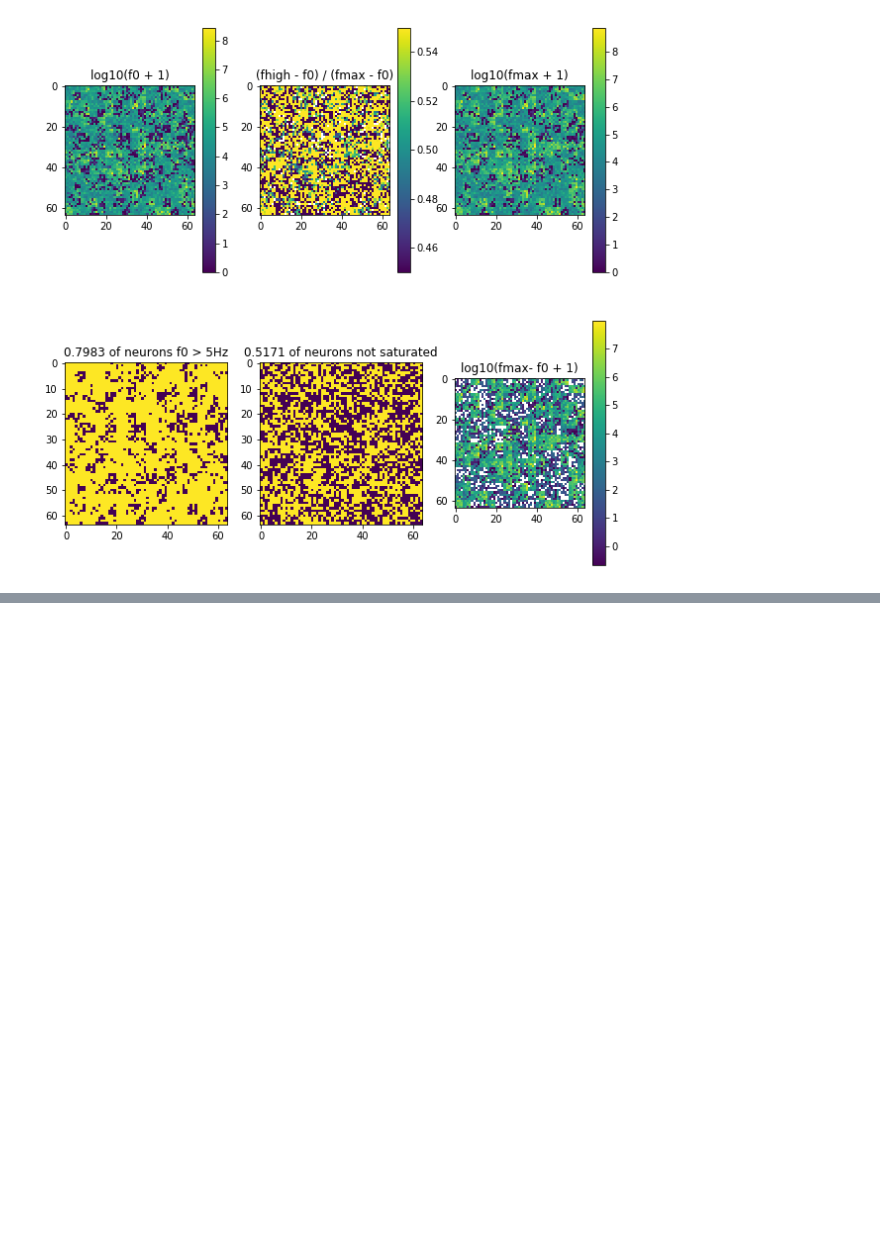
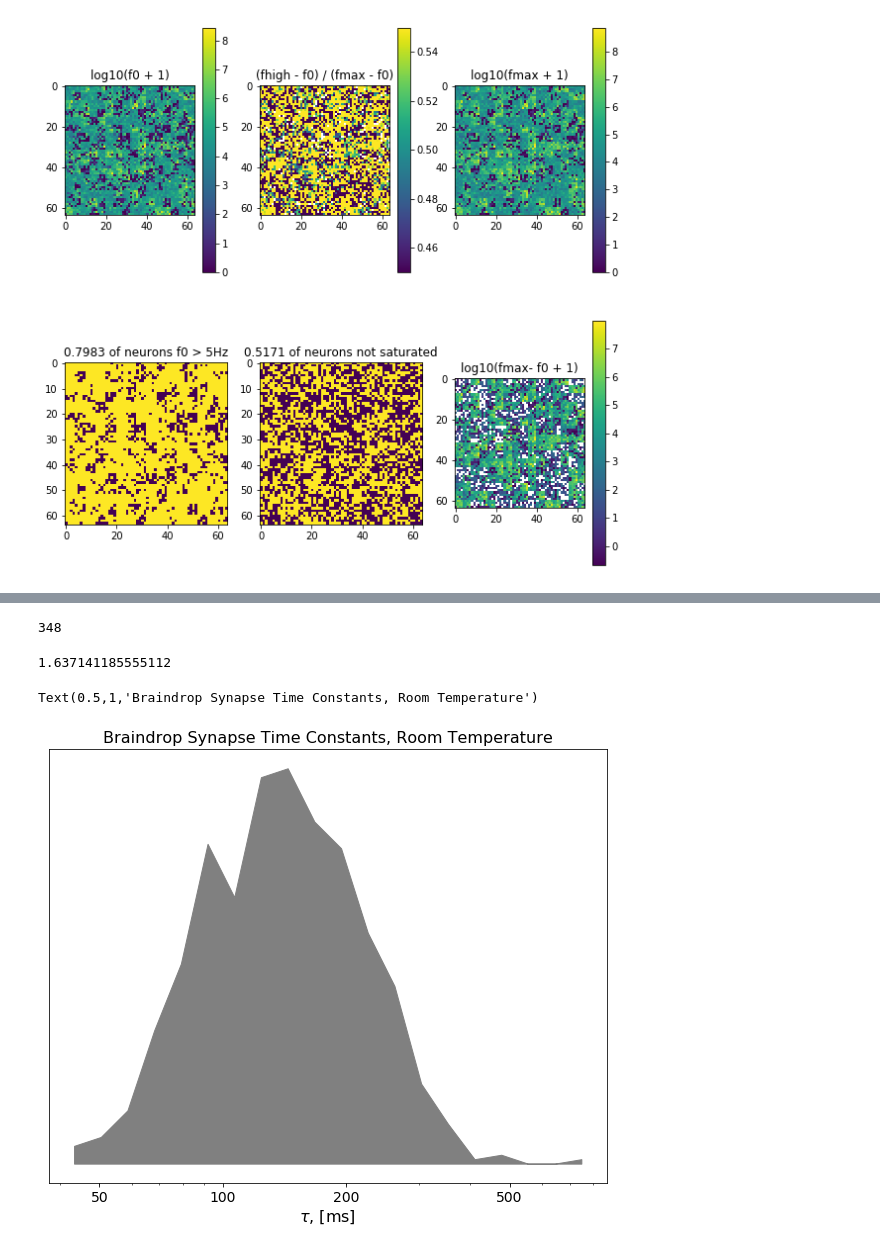
Before and after one commit to scottcantreid/Braindrop_Utilities, a Jupyter notebook: Tau Calibration Experiment.ipynb, the cells around one changed output, grey strips where cells are left out. Saved outputs shown, nothing was run; the diff lists cells and outputs as text; code cells hidden in the pictures; blank space fills up the shorter version.

```diff
--- a/Tau Calibration Experiment.ipynb
+++ b/Tau Calibration Experiment.ipynb
@@ -186,3 +202,29 @@ taus = fit_taus(Sall_yx, THOLD0, THOLD1, plot=False)
+# %%
+y, x = np.histogram(np.log10(1000*taus[~np.isnan(taus)]), bins = 20)
+x = 0.5*(x[1:] + x[:-1])
+# %%
+np.sum(np.isnan(taus))
+# %% [output]
+348
+# %%
+np.min(x)
+# %% [output]
+1.637141185555112
+# %%
+fig, ax = plt.subplots(figsize = (10,8))
+plt.fill_between(10**x, y, [0]*len(x), color = 'grey')
+# plt.fill_between([10**1.4, 10**(1.4 + x[1] - x[0])], [np.sum(np.isnan(taus))]*2, [0]*2, color = 'r')
+plt.xscale('log')
+vals = [50, 100, 200, 500]
+ax.set_xticks(vals)
+ax.set_xticklabels(vals, fontsize = 14)
+ax.set_yticks([])
+ax.set_yticklabels([])
+plt.xlabel(r'$\tau$, [ms]', fontsize = 16)
+plt.title('Braindrop Synapse Time Constants, Room Temperature', fontsize = 16)
+# %% [output]
+Text(0.5,1,'Braindrop Synapse Time Constants, Room Temperature')
+[figure, added]
 # %%
 from scipy.optimize import curve_fit
 
```
Also changed, not shown: parts of 7 cells of this notebook.
